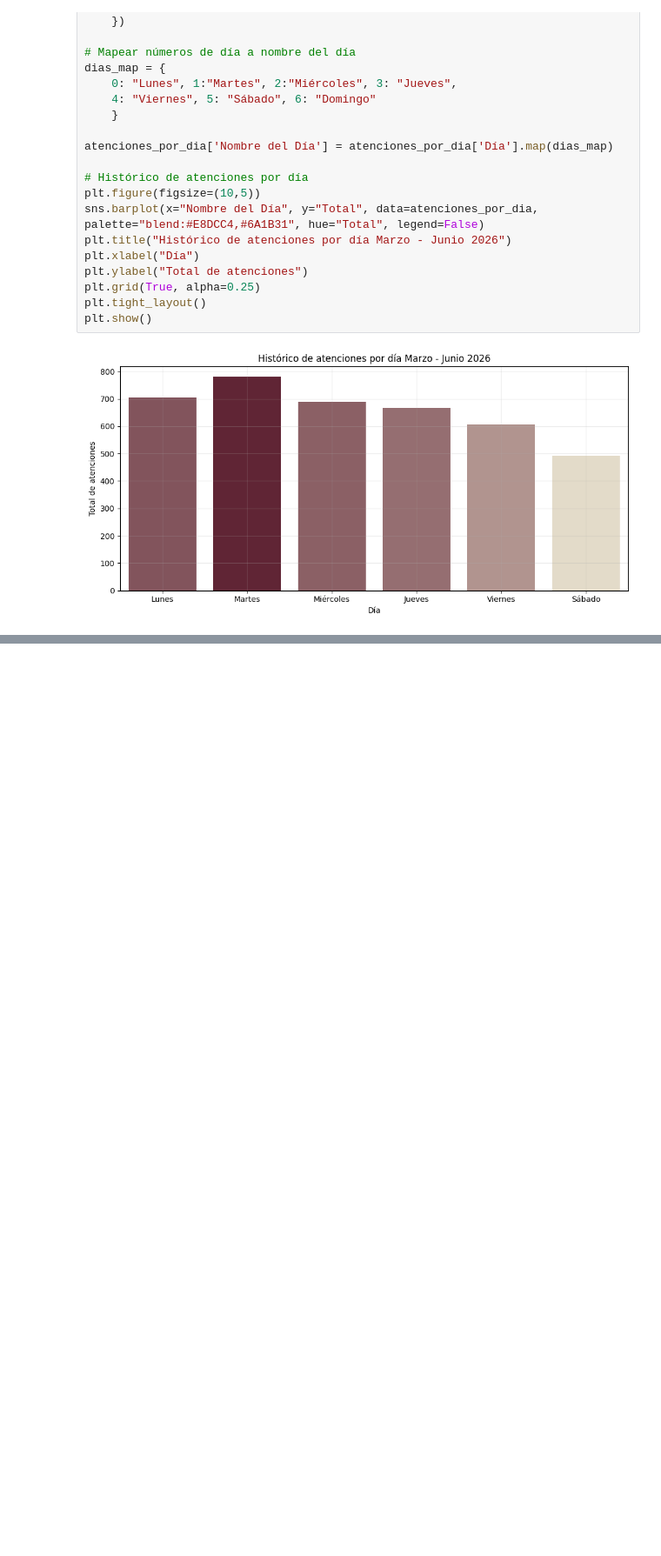
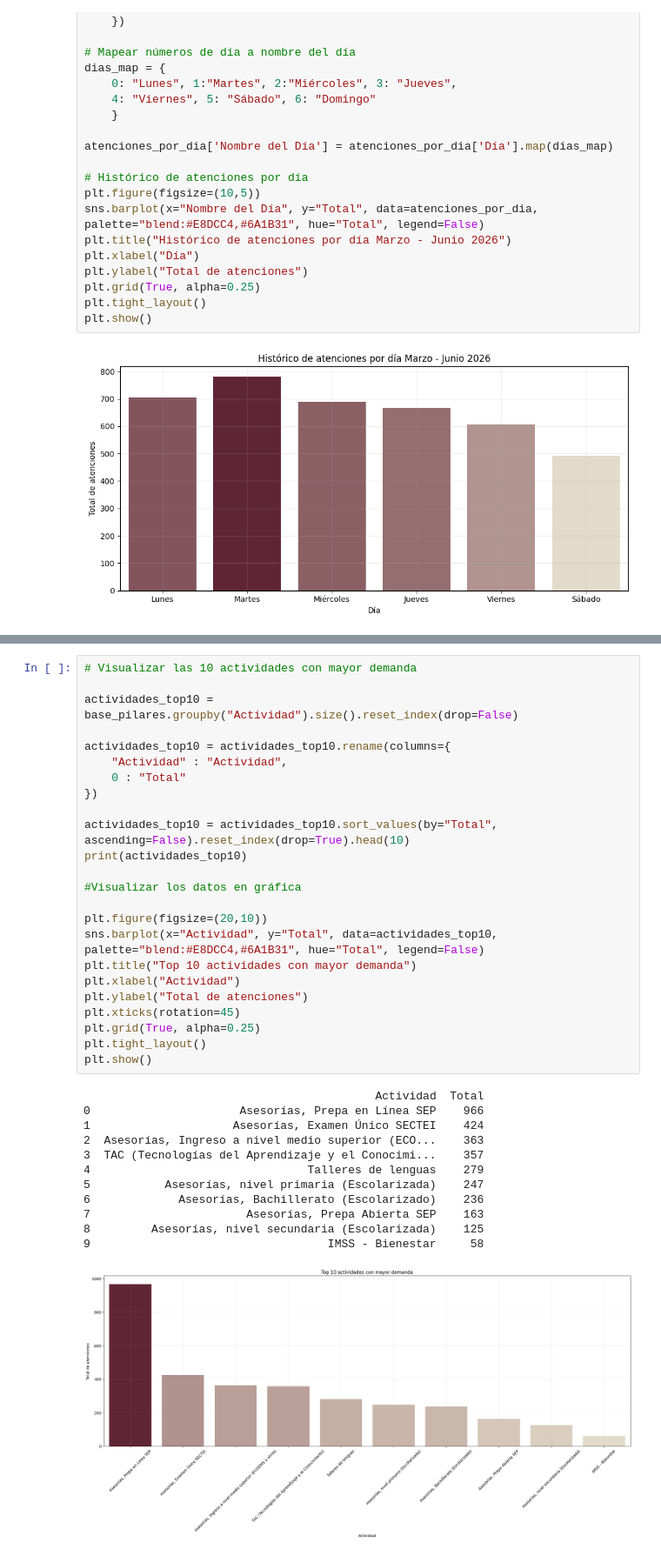
Before and after one commit to jorge-reynam/Reporte-de-atenciones, a Jupyter notebook: Análisis_PILARES_Marzo_Junio_2026.ipynb, the cells around one changed output, grey strips where cells are left out. Shown at 87% size. Saved outputs shown, nothing was run; the diff lists cells and outputs as text; blank space fills up the shorter version.

```diff
--- a/Análisis_PILARES_Marzo_Junio_2026.ipynb
+++ b/Análisis_PILARES_Marzo_Junio_2026.ipynb
@@ -270,0 +279,37 @@ print(base_pilares)
+# %%
+# Visualizar las 10 actividades con mayor demanda
+
+actividades_top10 = base_pilares.groupby("Actividad").size().reset_index(drop=False)
+
+actividades_top10 = actividades_top10.rename(columns={
+    "Actividad" : "Actividad",
+    0 : "Total"
+})
+
+actividades_top10 = actividades_top10.sort_values(by="Total", ascending=False).reset_index(drop=True).head(10)
+print(actividades_top10)
+
+#Visualizar los datos en gráfica
+
+plt.figure(figsize=(20,10))
+sns.barplot(x="Actividad", y="Total", data=actividades_top10, palette="blend:#E8DCC4,#6A1B31", hue="Total", legend=False)
+plt.title("Top 10 actividades con mayor demanda")
+plt.xlabel("Actividad")
+plt.ylabel("Total de atenciones")
+plt.xticks(rotation=45)
+plt.grid(True, alpha=0.25)
+plt.tight_layout()
+plt.show()
+# %% [output]
+                                           Actividad  Total
+0                      Asesorías, Prepa en Línea SEP    966
+1                     Asesorías, Examen Único SECTEI    424
+2  Asesorías, Ingreso a nivel medio superior (ECO...    363
+3  TAC (Tecnologías del Aprendizaje y el Conocimi...    357
+4                                Talleres de lenguas    279
+5           Asesorías, nivel primaria (Escolarizada)    247
+6             Asesorías, Bachillerato (Escolarizado)    236
+7                       Asesorías, Prepa Abierta SEP    163
+8         Asesorías, nivel secundaria (Escolarizada)    125
+9                                   IMSS - Bienestar     58
+[figure, added]
```
Also changed, not shown: parts of 2 cells of this notebook.
